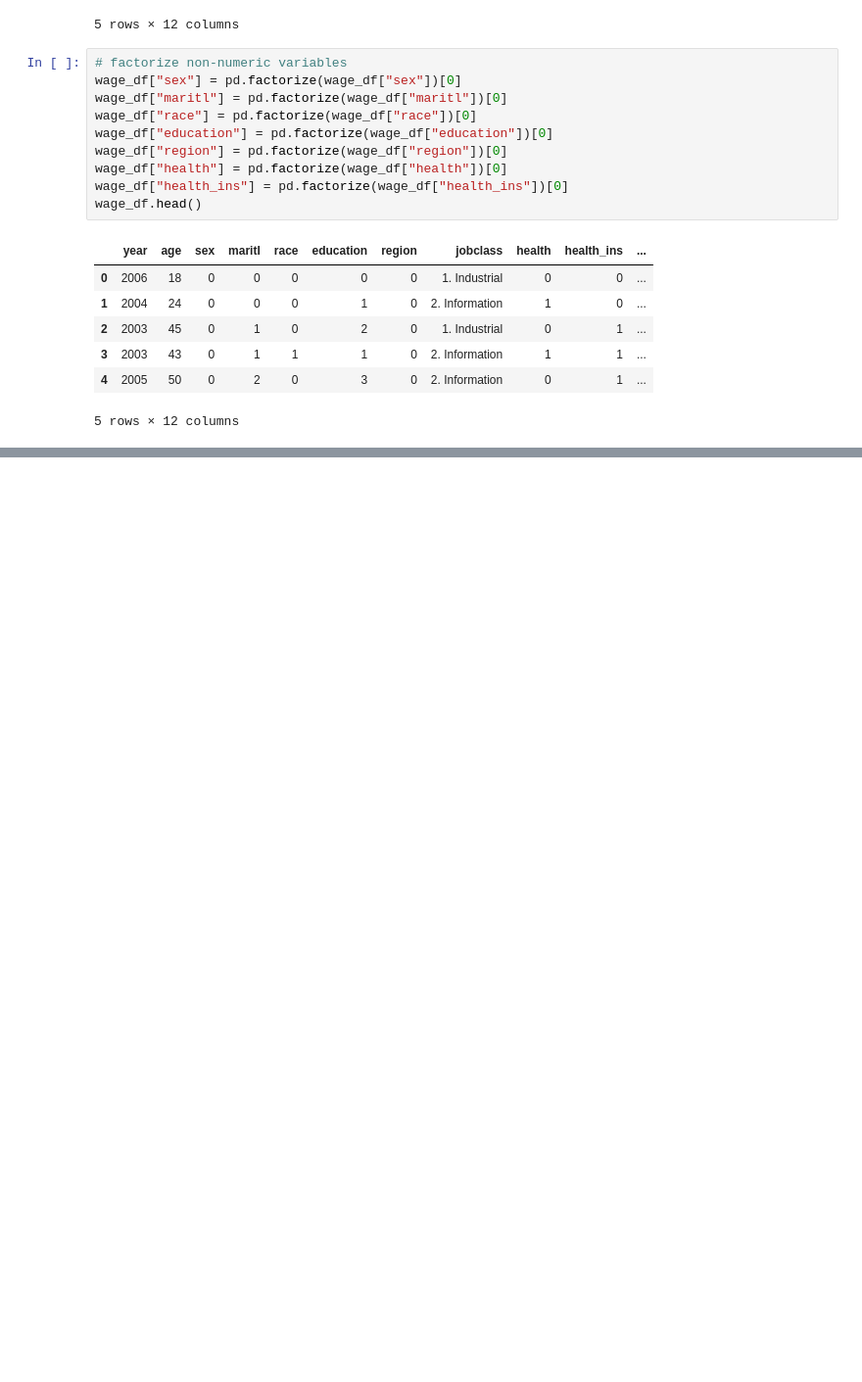
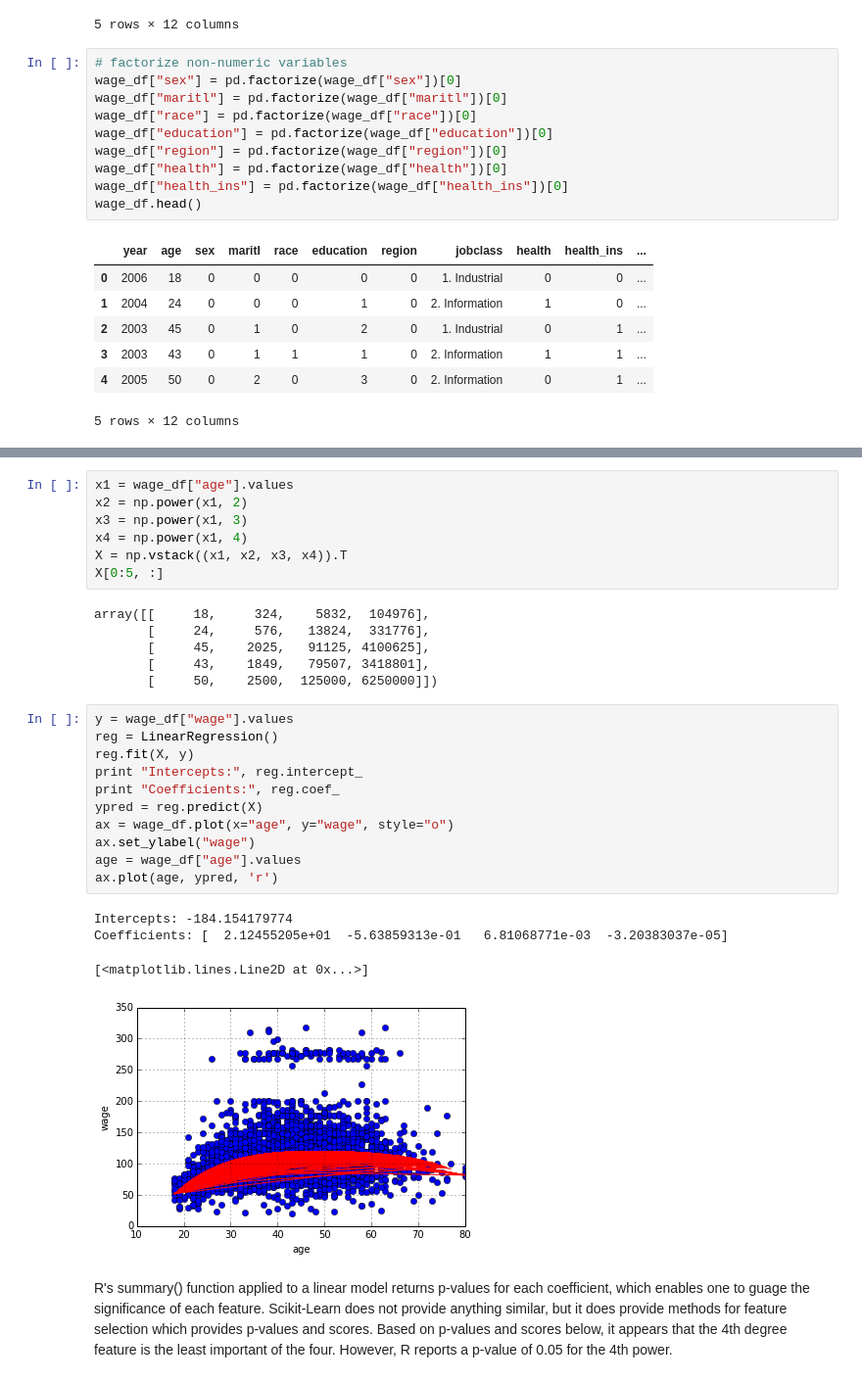
Before and after one commit to sujitpal/mlia-examples, a Jupyter notebook: src/statlearning_notebooks/chapter7.ipynb, the cells around one changed output, grey strips where cells are left out. Shown: that part at 98% size. Saved outputs shown, nothing was run; the diff lists cells and outputs as text; blank space fills up the shorter version.

```diff
--- a/src/statlearning_notebooks/chapter7.ipynb
+++ b/src/statlearning_notebooks/chapter7.ipynb
@@ -43,0 +96,31 @@ We attempt to build a model to predict wage given a degree 4 polynomial over age
+# %%
+x1 = wage_df["age"].values
+x2 = np.power(x1, 2)
+x3 = np.power(x1, 3)
+x4 = np.power(x1, 4)
+X = np.vstack((x1, x2, x3, x4)).T
+X[0:5, :]
+# %% [output]
+array([[     18,     324,    5832,  104976],
+       [     24,     576,   13824,  331776],
+       [     45,    2025,   91125, 4100625],
+       [     43,    1849,   79507, 3418801],
+       [     50,    2500,  125000, 6250000]])
+# %%
+y = wage_df["wage"].values
+reg = LinearRegression()
+reg.fit(X, y)
+print "Intercepts:", reg.intercept_
+print "Coefficients:", reg.coef_
+ypred = reg.predict(X)
+ax = wage_df.plot(x="age", y="wage", style="o")
+ax.set_ylabel("wage")
+age = wage_df["age"].values
+ax.plot(age, ypred, 'r')
+# %% [output]
+Intercepts: -184.154179774
+Coefficients: [  2.12455205e+01  -5.63859313e-01   6.81068771e-03  -3.20383037e-05]
+[<matplotlib.lines.Line2D at 0x...>]
+[figure, added]
+# %% [markdown]
+R's summary() function applied to a linear model returns p-values for each coefficient, which enables one to guage the significance of each feature. Scikit-Learn does not provide anything similar, but it does provide methods for feature selection which provides p-values and scores. Based on p-values and scores below, it appears that the 4th degree feature is the least important of the four. However, R reports a p-value of 0.05 for the 4th power.
```
Also changed, not shown: parts of 13 cells of this notebook, 4 other files.
